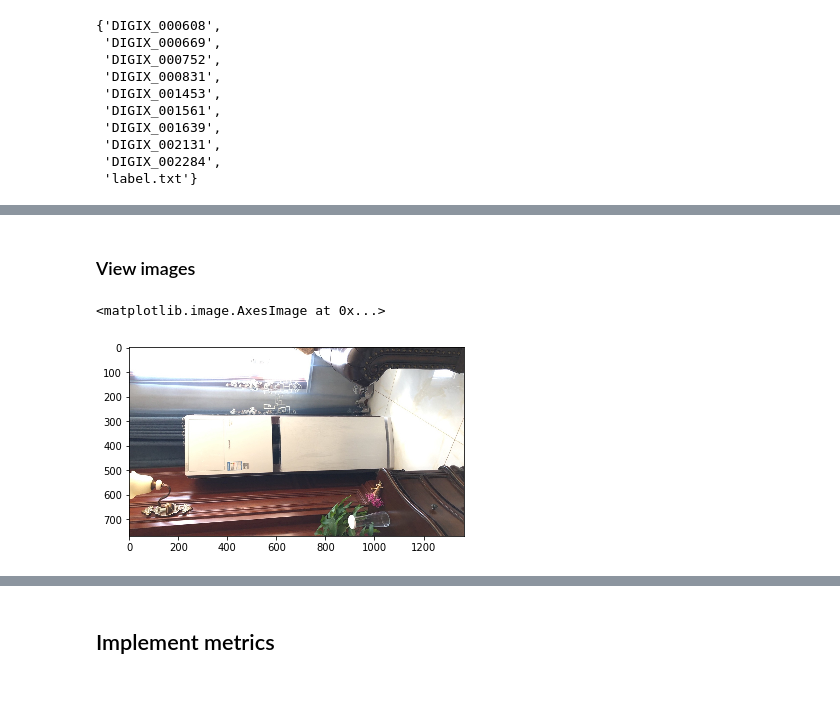
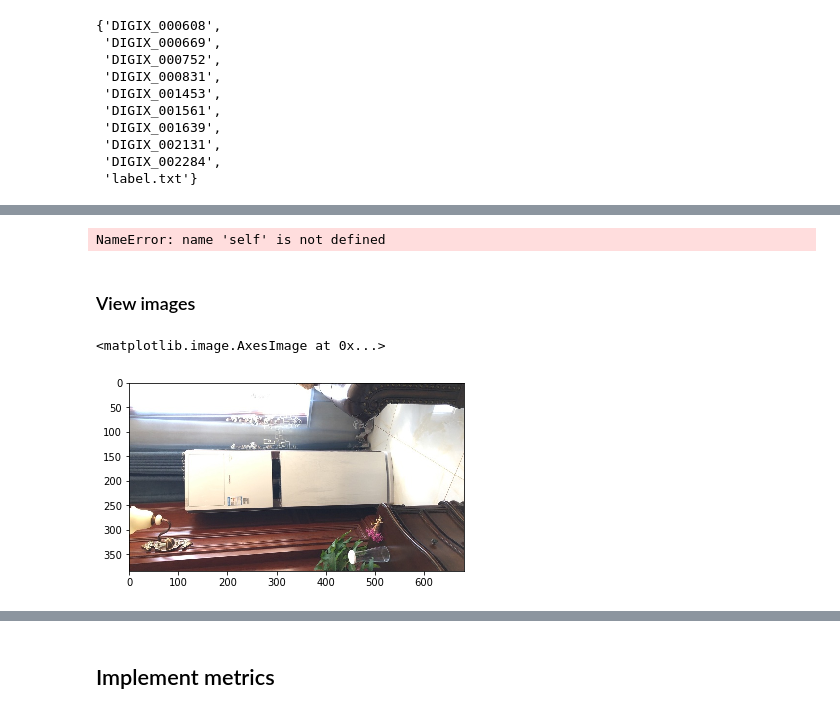
Before and after one commit to zakajd/huawei2020, a Jupyter notebook: notebooks/1_EDA_Jamil.ipynb, the cells around one changed output, grey strips where cells are left out. Drawn from its saved outputs; the diff is of its cells as text; code cells hidden in the pictures.

```diff
--- a/notebooks/1_EDA_Jamil.ipynb
+++ b/notebooks/1_EDA_Jamil.ipynb
@@ -121,3 +206,54 @@ train - train2
+# %%
+# def generate_size_info_df(paths, df) -> pd.DataFrame:
+#     for path in tqdm(paths):
+#         id_ = str(path).split('/')[-1].replace('.jpg', '')
+#         img = cv2.imread(str(path))
+#         h, w, c = img.shape
+#         df.loc[id_, 'height'] = h
+#         df.loc[id_, 'width'] = w
+#     return df.reset_index().sort_values(by='id')
+
+
+# # Read file with labels
+# with open("data/raw/train_data/label.txt") as f:
+#     data = f.readlines()
+
+# self.filenames, self.targets = [], []
+# for row in data:
+#     path, label = row.strip("\n").split(",")
+#     self.filenames.append(os.path.join(root, f"train_data_{size}", path))
+#     self.targets.append(int(label))
+# self.targets = torch.tensor(self.targets, dtype=torch.float)
+
+
+
+import os.path
+def sort_ar(valdir):
+    idx2ar_file = valdir+'/../sorted_idxar.p'
+    if os.path.isfile(idx2ar_file): return pickle.load(open(idx2ar_file, 'rb'))
+    print('Creating AR indexes. Please be patient this may take a couple minutes...')
+    val_dataset = datasets.ImageFolder(valdir) # AS: TODO: use Image.open instead of looping through dataset
+    sizes = [img[0].size for img in tqdm(val_dataset, total=len(val_dataset))]
+    idx_ar = [(i, round(s[0]/s[1], 5)) for i,s in enumerate(sizes)]
+    sorted_idxar = sorted(idx_ar, key=lambda x: x[1])
+    pickle.dump(sorted_idxar, open(idx2ar_file, 'wb'))
+    print('Done')
+    return sorted_idxar
+
+def chunks(l, n):
+    n = max(1, n)
+    return (l[i:i+n] for i in range(0, len(l), n))
+
+def map_idx2ar(idx_ar_sorted, batch_size):
+    ar_chunks = list(chunks(idx_ar_sorted, batch_size))
+    idx2ar = {}
+    for chunk in ar_chunks:
+        idxs, ars = list(zip(*chunk))
+        mean = round(np.mean(ars), 5)
+        for idx in idxs: idx2ar[idx] = mean
+    return idx2ar
+# %% [output]
+NameError: name 'self' is not defined
 # %% [markdown]
 ### View images
 # %%
@@ -125,8 +262,8 @@ from src.datasets import ClassificationDataset, get_dataloaders
 # %%
-dataset = ClassificationDataset(root="data/interim", transform=None, train=False, size=768)
+dataset = ClassificationDataset(root="data/interim", transform=None, train=False, size=384)
 # plt.imshow(dataset[0][0])
 # plt.subplot(1, 3, 3)
 plt.imshow(dataset[1101][0].permute(2, 1, 0))
 # %% [output]
 <matplotlib.image.AxesImage at 0x...>
-[figure, old version]
+[figure, new version]
```
Also changed, not shown: parts of 17 cells of this notebook, 8 other files.
